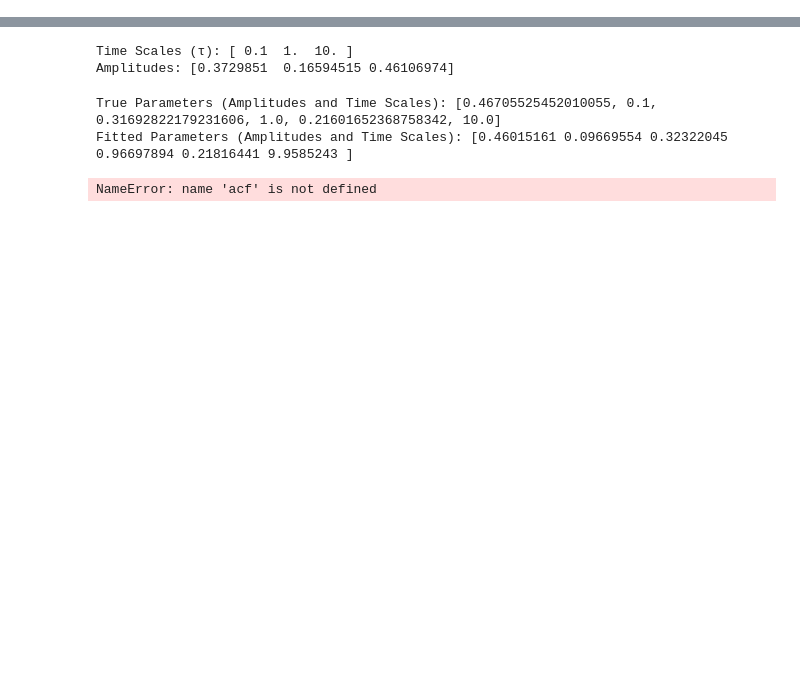
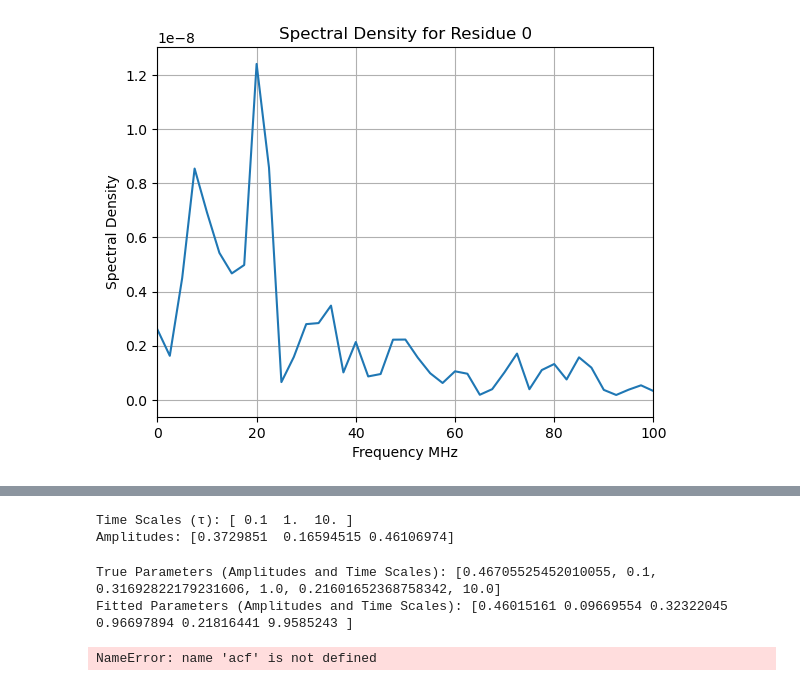
Before and after one commit to Xyunyao/KChannel_torsion_angle, a Jupyter notebook: NMR_t1_estimation.ipynb, the cells around one changed output, grey strips where cells are left out. Drawn from its saved outputs; the diff is of its cells as text; code cells hidden in the pictures; blank space fills up the shorter version.

```diff
--- a/NMR_t1_estimation.ipynb
+++ b/NMR_t1_estimation.ipynb
@@ -165,0 +571,28 @@ plt.show()
+# %%
+# Time step between frames
+time_step = 0.1  # For example, 0.1 ns/100 ps
+
+# 1/ temp_step = 10*10**9 hz =
+
+# Calculate spectral density
+frequencies, spectrum = spectral_density(acf_sym_A, time_step)
+
+# convert frequencies to MHz 10**10*10**(-6)
+
+frequencies= frequencies*10**4
+
+# convert spectrum to s from 0.1 ns
+spectrum = spectrum*10**(-10)
+
+# Plot the spectral density for the first residue
+import matplotlib.pyplot as plt
+
+plt.plot(frequencies, spectrum[:, 2])
+plt.xlim([0,100])
+plt.xlabel('Frequency MHz')
+plt.ylabel('Spectral Density')
+plt.title('Spectral Density for Residue 0')
+plt.grid()
+plt.show()
+# %% [output]
+[figure, added]
```
Also changed, not shown: parts of 30 cells of this notebook.
